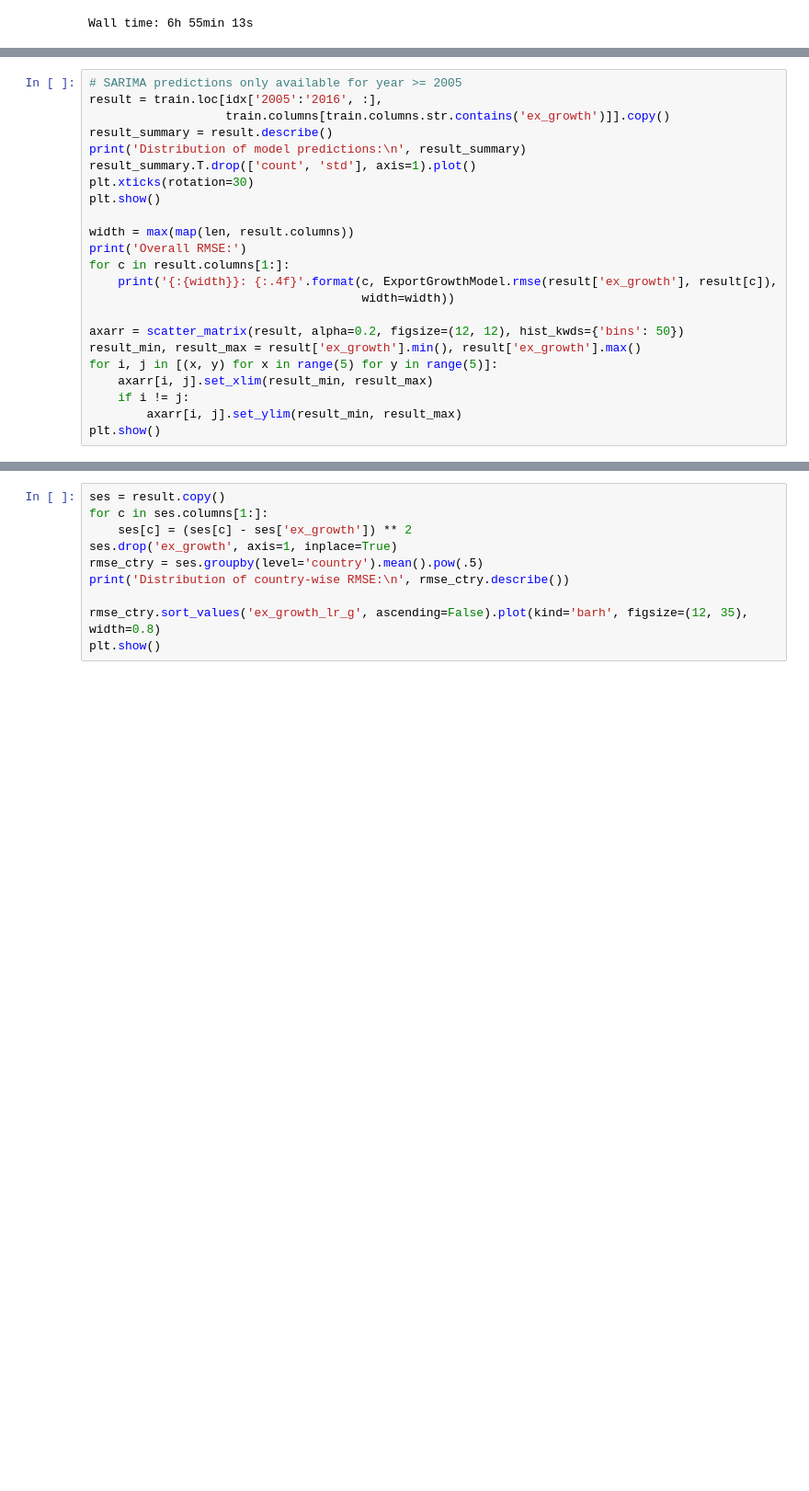
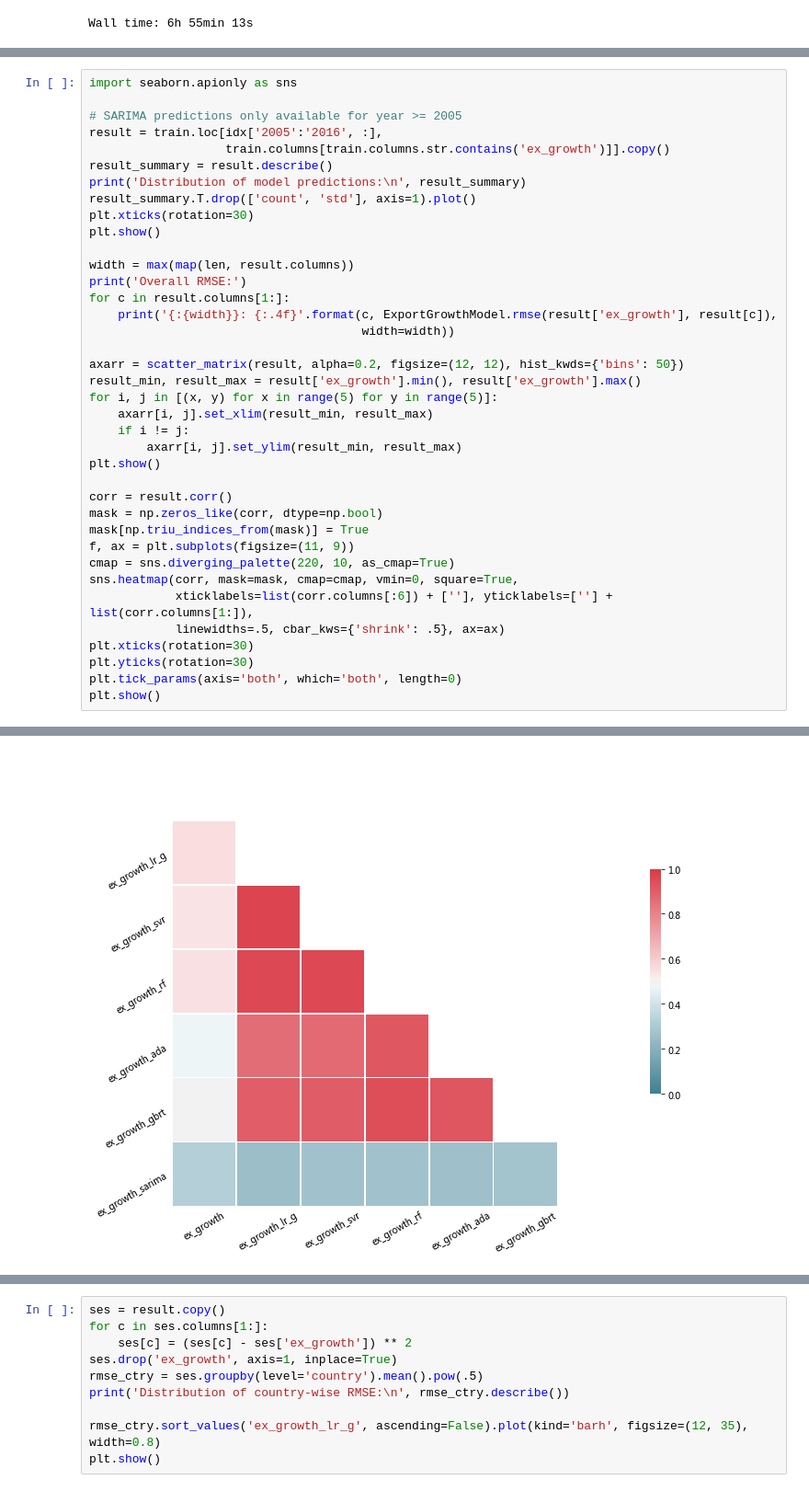
Before and after one commit to lincht/TradeModel, a Jupyter notebook: model/growth_pred.ipynb, the cells around one changed output, grey strips where cells are left out. Shown at 92% size. Drawn from its saved outputs; the diff is of its cells as text; blank space fills up the shorter version.

Commit message:
Add correlation matrix heatmap

```diff
--- a/model/growth_pred.ipynb
+++ b/model/growth_pred.ipynb
@@ -1288,4 +1288,6 @@ Wall time: 6h 55min 13s
 # %%
+import seaborn.apionly as sns
+
 # SARIMA predictions only available for year >= 2005
 result = train.loc[idx['2005':'2016', :],
                    train.columns[train.columns.str.contains('ex_growth')]].copy()
@@ -1308,34 +1310,48 @@ for i, j in [(x, y) for x in range(5) for y in range(5)]:
     if i != j:
         axarr[i, j].set_ylim(result_min, result_max)
 plt.show()
+
+corr = result.corr()
+mask = np.zeros_like(corr, dtype=np.bool)
+mask[np.triu_indices_from(mask)] = True
+f, ax = plt.subplots(figsize=(11, 9))
+cmap = sns.diverging_palette(220, 10, as_cmap=True)
+sns.heatmap(corr, mask=mask, cmap=cmap, vmin=0, square=True,
+            xticklabels=list(corr.columns[:6]) + [''], yticklabels=[''] + list(corr.columns[1:]),
+            linewidths=.5, cbar_kws={'shrink': .5}, ax=ax)
+plt.xticks(rotation=30)
+plt.yticks(rotation=30)
+plt.tick_params(axis='both', which='both', length=0)
+plt.show()
 # %% [output]
 Distribution of model predictions:
          ex_growth  ex_growth_lr_g  ex_growth_svr  ex_growth_rf  ex_growth_ada  \
 count  935.000000      935.000000     935.000000    935.000000     935.000000
 mean     6.635830        7.563568       5.344802      7.802540       8.869834
 std     26.699253       15.275048      14.791934     14.363812      17.312014
 min    -84.735515      -33.791316     -28.649704    -21.878336     -42.625205
 25%     -8.679557       -1.752699      -3.625078     -2.168960      -1.895347
 50%      3.586006        7.894192       5.957792      7.283861       9.658220
 75%     19.789329       18.221467      15.517720     19.505681      20.889380
 max    155.588304       51.559713      37.363969     84.153473     154.147757
 
        ex_growth_gbrt  ex_growth_sarima
 count      935.000000        935.000000
 mean         7.495205          9.413485
 std         16.684423         27.554522
 min        -40.791896        -94.947228
 25%         -3.305343         -2.243360
 50%          7.423845          7.022947
 75%         19.824038         17.614453
 max        121.469134        455.820105
 [figure]
 Overall RMSE:
 ex_growth_lr_g  : 22.1636
 ex_growth_svr   : 22.4857
 ex_growth_rf    : 22.3926
 ex_growth_ada   : 23.9694
 ex_growth_gbrt  : 23.2470
 ex_growth_sarima: 31.7402
 [figure]
+[figure, added]
 # %% [markdown]
```
Also changed, not shown: parts of 2 cells of this notebook.
